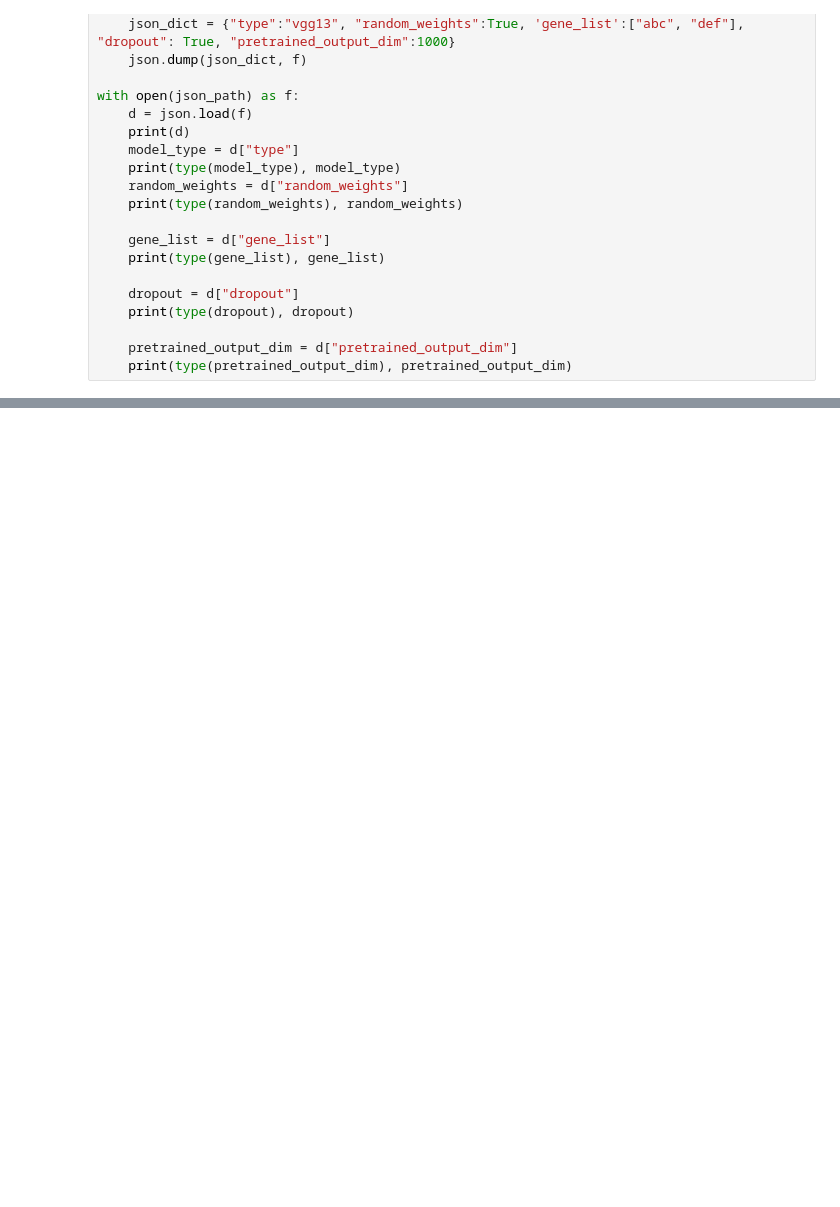
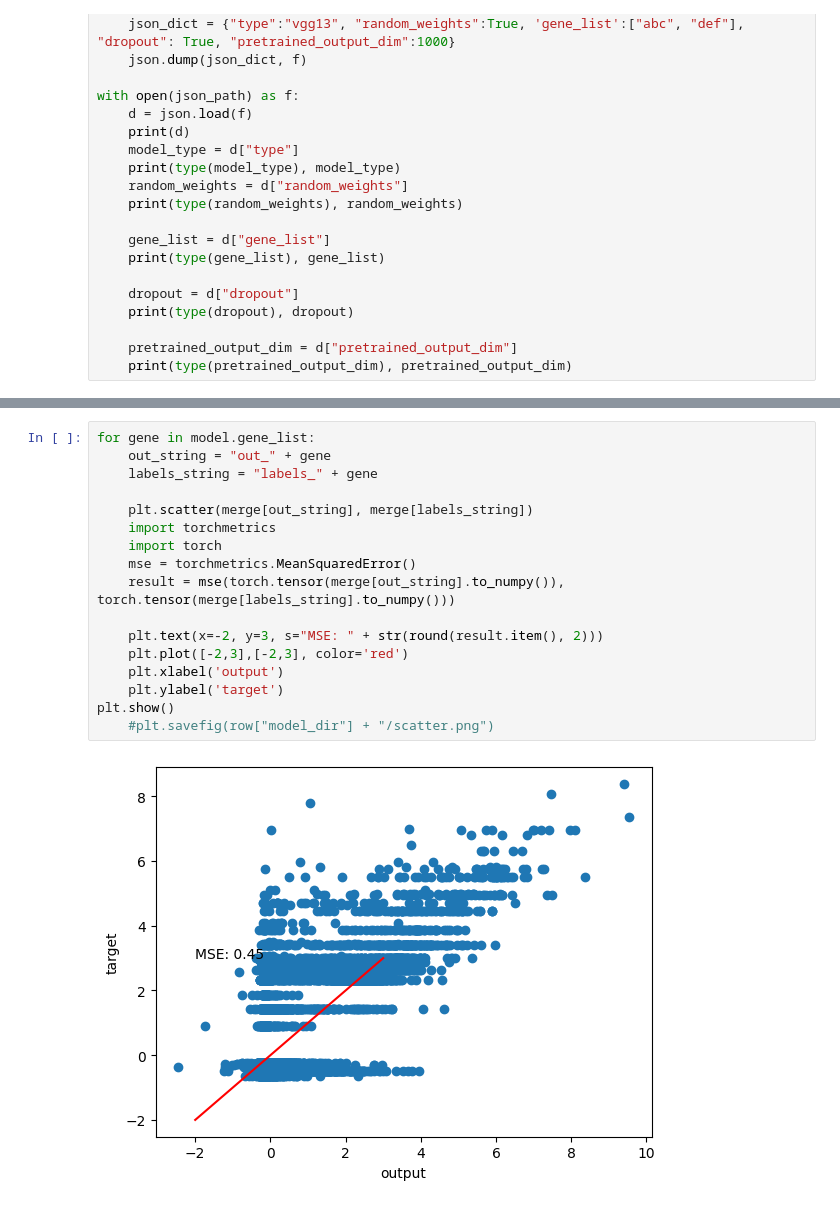
Before and after one commit to jthielmann/xai_cc, a Jupyter notebook: script/testing.ipynb, the cells around one changed output, grey strips where cells are left out. Cells and saved outputs as stored; diff of their text form; blank space fills up the shorter version.

```diff
--- a/script/testing.ipynb
+++ b/script/testing.ipynb
@@ -81,0 +120,19 @@ with open(json_path) as f:
+# %%
+for gene in model.gene_list:
+    out_string = "out_" + gene
+    labels_string = "labels_" + gene
+
+    plt.scatter(merge[out_string], merge[labels_string])
+    import torchmetrics
+    import torch
+    mse = torchmetrics.MeanSquaredError()
+    result = mse(torch.tensor(merge[out_string].to_numpy()), torch.tensor(merge[labels_string].to_numpy()))
+
+    plt.text(x=-2, y=3, s="MSE: " + str(round(result.item(), 2)))
+    plt.plot([-2,3],[-2,3], color='red')
+    plt.xlabel('output')
+    plt.ylabel('target')
+plt.show()
+    #plt.savefig(row["model_dir"] + "/scatter.png")
+# %% [output]
+[figure, added]
```
Also changed, not shown: parts of 2 cells of this notebook, 8 other files.
